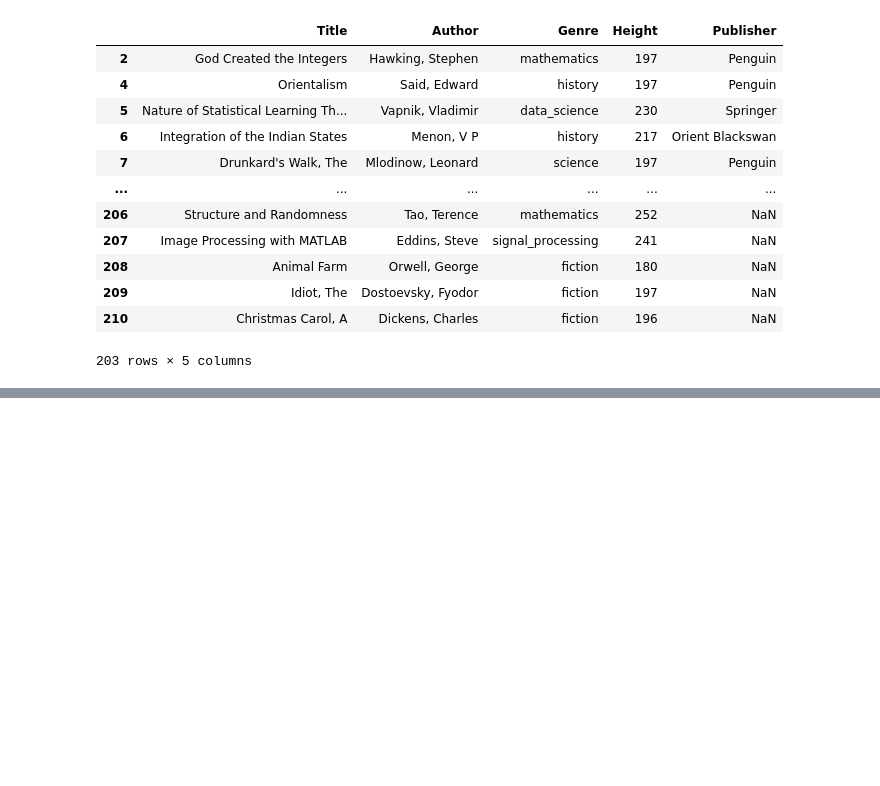
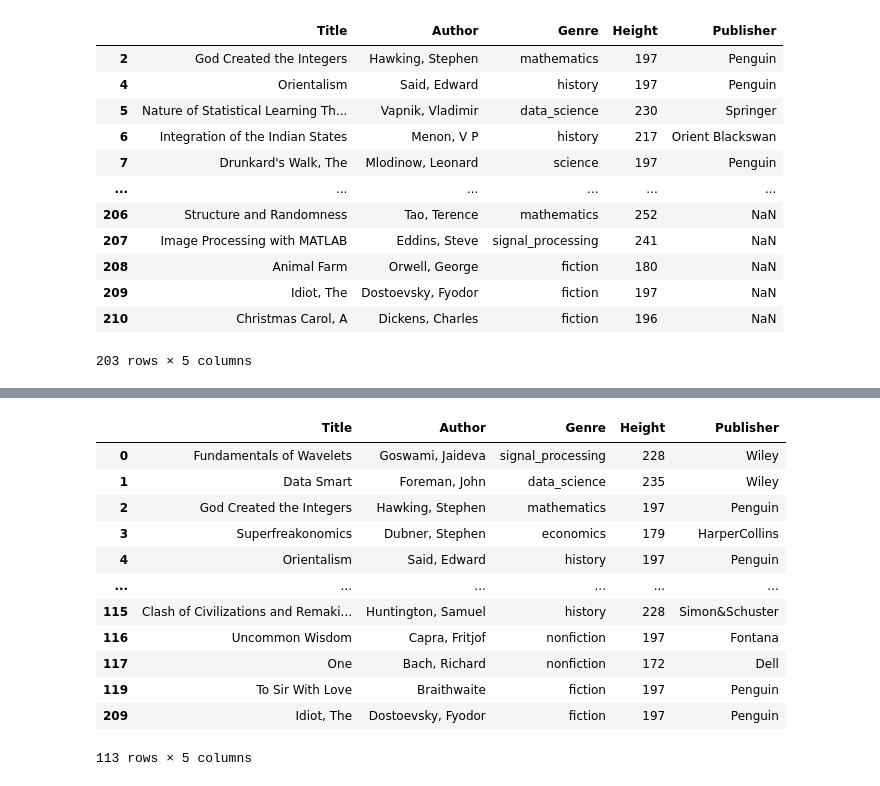
Before and after one commit to davidcinco/bookPMLib, a Jupyter notebook: notebook.ipynb, the cells around one changed output, grey strips where cells are left out. Saved outputs shown, nothing was run; the diff lists cells and outputs as text; code cells hidden in the pictures; blank space fills up the shorter version.

```diff
--- a/notebook.ipynb
+++ b/notebook.ipynb
@@ -83,0 +103,17 @@ df[~df["Publisher"].isin(["Wiley", "HarperCollins"])]
+# %%
+cleaned_df = df.dropna()
+cleaned_df
+# %% [output]
+|  | Title | Author | Genre | Height | Publisher |
+| 0 | Fundamentals of Wavelets | Goswami, Jaideva | signal_processing | 228 | Wiley |
+| 1 | Data Smart | Foreman, John | data_science | 235 | Wiley |
+| 2 | God Created the Integers | Hawking, Stephen | mathematics | 197 | Penguin |
+| 3 | Superfreakonomics | Dubner, Stephen | economics | 179 | HarperCollins |
+| 4 | Orientalism | Said, Edward | history | 197 | Penguin |
+| ... | ... | ... | ... | ... | ... |
+| 115 | Clash of Civilizations and Remaki... | Huntington, Samuel | history | 228 | Simon&Schuster |
+| 116 | Uncommon Wisdom | Capra, Fritjof | nonfiction | 197 | Fontana |
+| 117 | One | Bach, Richard | nonfiction | 172 | Dell |
+| 119 | To Sir With Love | Braithwaite | fiction | 197 | Penguin |
+| 209 | Idiot, The | Dostoevsky, Fyodor | fiction | 197 | Penguin |
+113 rows × 5 columns
```
Also changed, not shown: parts of 5 cells of this notebook.
